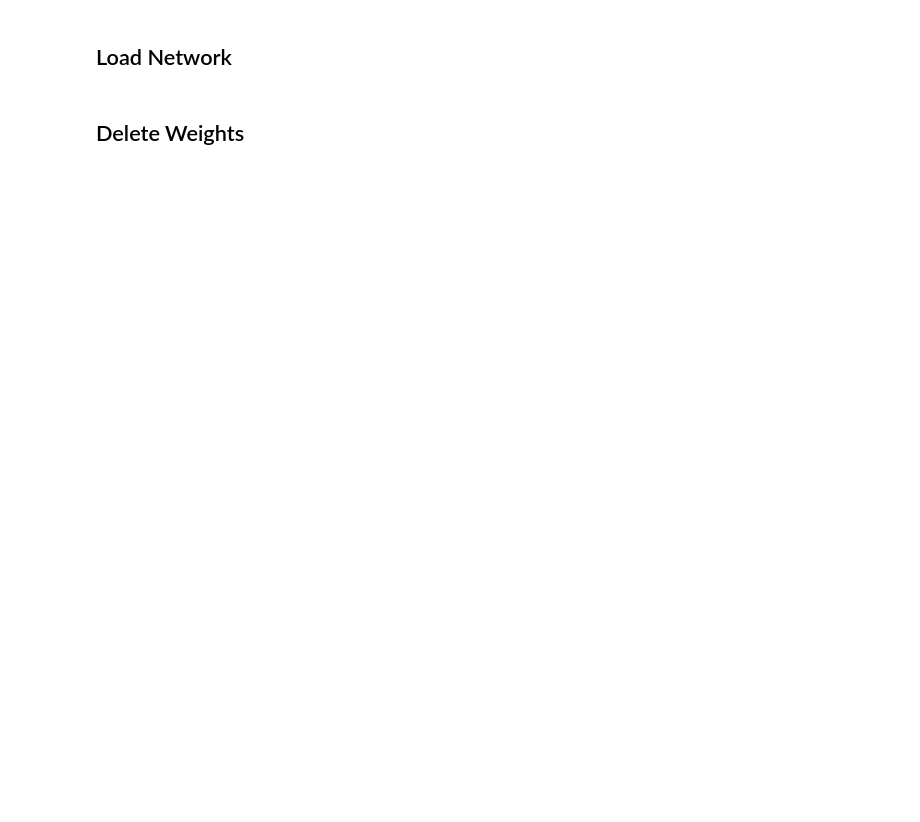
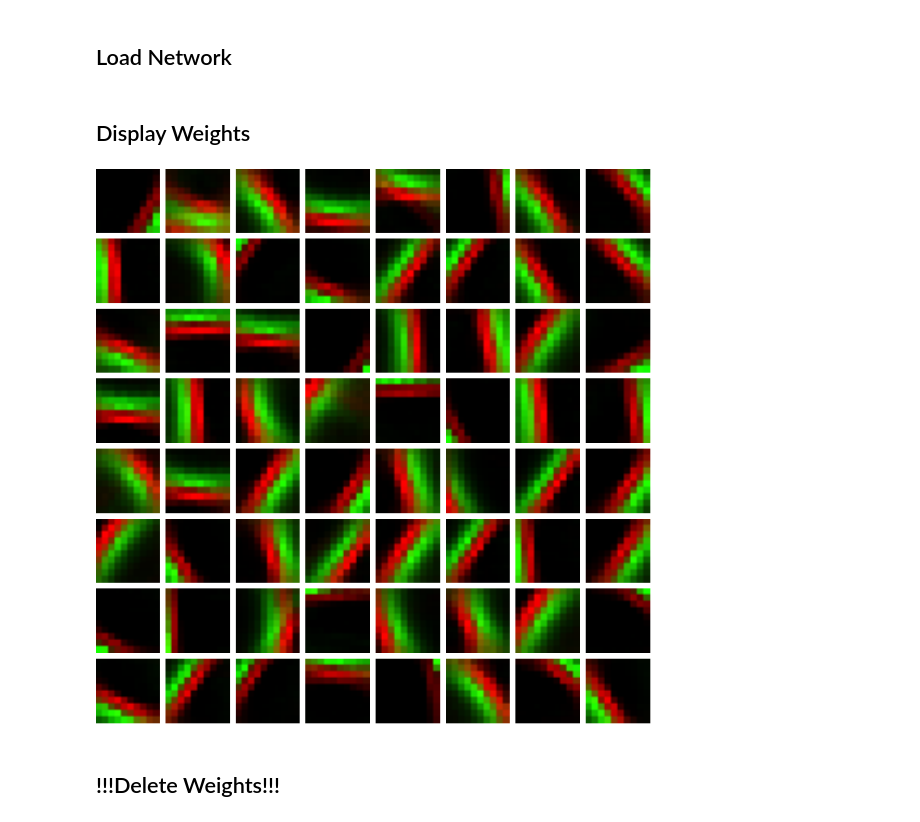
Before and after one commit to comsee-research/Neuvisys-analysis, a Jupyter notebook: Utils.ipynb, the cells around one changed output. Cells and saved outputs as stored; diff of their text form; code cells hidden in the pictures; blank space fills up the shorter version.

```diff
--- a/Utils.ipynb
+++ b/Utils.ipynb
@@ -68,7 +69,14 @@ network_path = home + "neuvisys-dv/configuration/network/"
 ## Load Network
 # %%
 spinet = SpikingNetwork(network_path)
+# %% [markdown]
+## Display Weights
+# %%
+display_network([spinet])
+convert_from_path(network_path + "figures/0/weight_sharing_0.pdf")[0].show()
+# %% [output]
+[figure, added]
 # %% [markdown]
-## Delete Weights
+## !!!Delete Weights!!!
 # %%
 clean_network(network_path, [0, 1, 2, 3])
```
Also changed, not shown: parts of 22 cells of this notebook, 5 other files.
